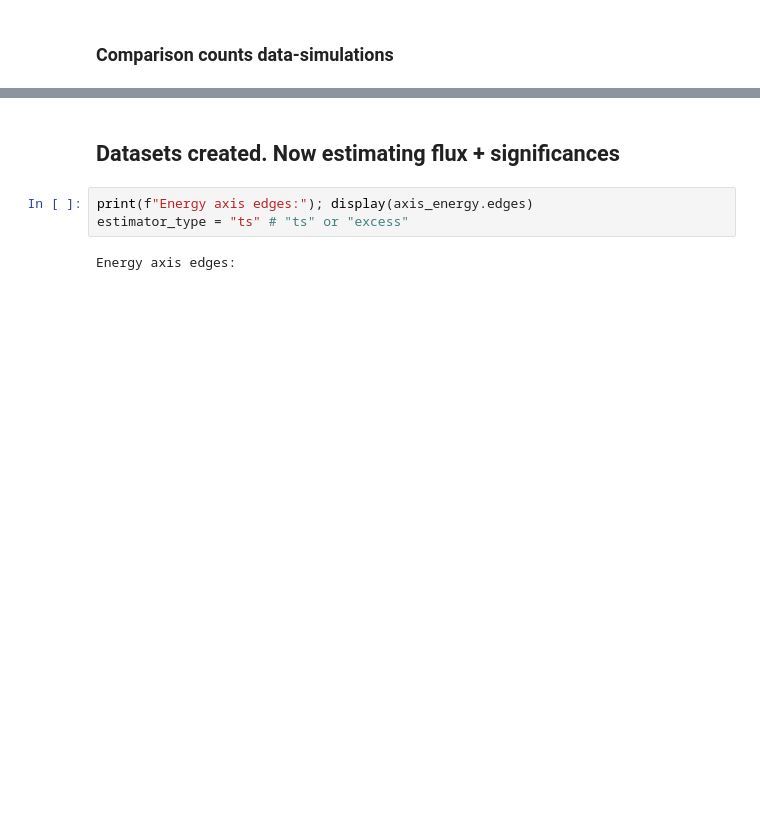
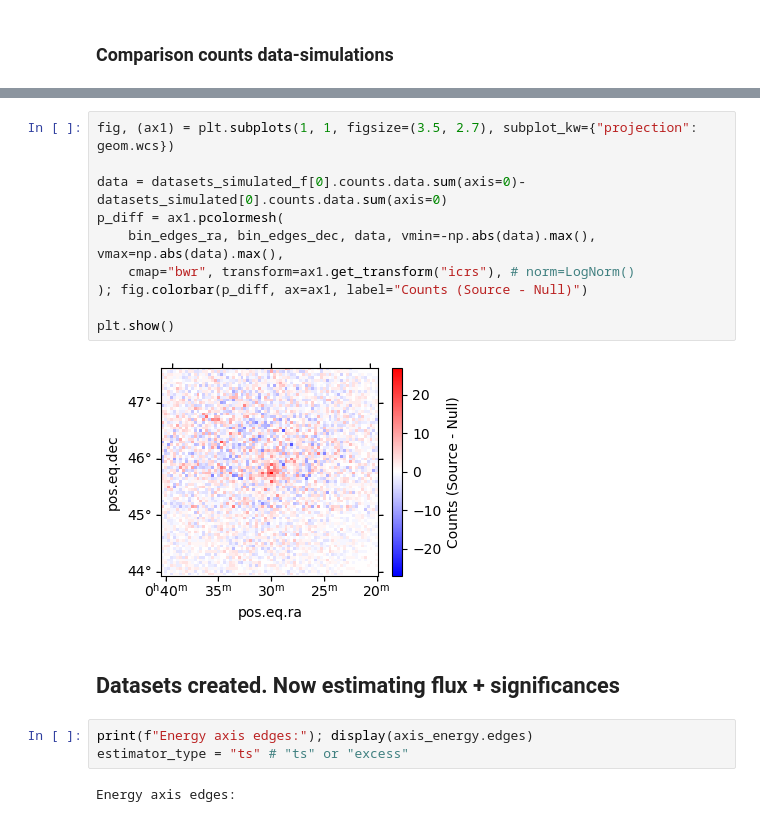
Before and after one commit to juanjq/gw-gamma-global-uls, a Jupyter notebook: notebook_check_1_simulation.ipynb, the cells around one changed output, grey strips where cells are left out. Drawn from its saved outputs; the diff is of its cells as text; blank space fills up the shorter version.

```diff
--- a/notebook_check_1_simulation.ipynb
+++ b/notebook_check_1_simulation.ipynb
@@ -426,3 +403,15 @@ plt.show()
+# %%
+fig, (ax1) = plt.subplots(1, 1, figsize=(3.5, 2.7), subplot_kw={"projection": geom.wcs})
+
+data = datasets_simulated_f[0].counts.data.sum(axis=0)-datasets_simulated[0].counts.data.sum(axis=0)
+p_diff = ax1.pcolormesh(
+    bin_edges_ra, bin_edges_dec, data, vmin=-np.abs(data).max(), vmax=np.abs(data).max(),
+    cmap="bwr", transform=ax1.get_transform("icrs"), # norm=LogNorm()
+); fig.colorbar(p_diff, ax=ax1, label="Counts (Source - Null)")
+
+plt.show()
+# %% [output]
+[figure, added]
 # %% [markdown]
 ## Datasets created. Now estimating flux +  significances
 # %%
```
Also changed, not shown: parts of 23 cells of this notebook, 6 other files.
